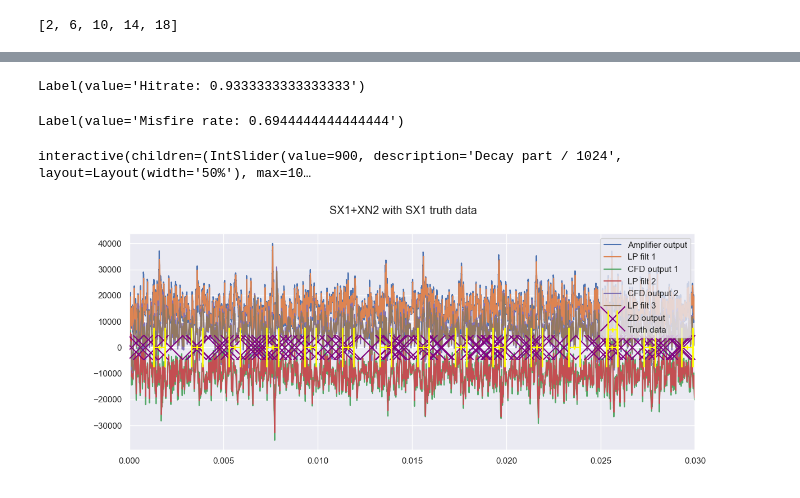
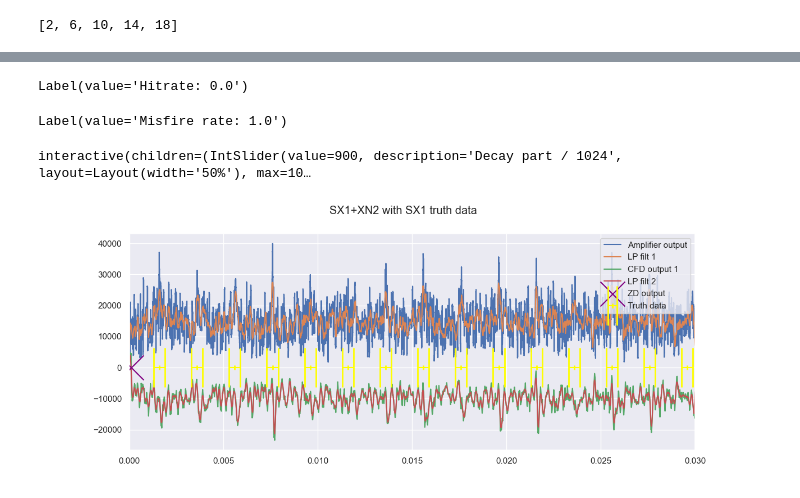
Before and after one commit to roysiu-gh/qtnm-trigger-cfd, a Jupyter notebook: analysis/visualisation.ipynb, the cells around one changed output, grey strips where cells are left out. Saved outputs shown, nothing was run; the diff lists cells and outputs as text; code cells hidden in the pictures.

```diff
--- a/analysis/visualisation.ipynb
+++ b/analysis/visualisation.ipynb
@@ -58,19 +58,19 @@ interactive(children=(IntSlider(value=900, description='Decay part / 1024', layo
 # %%
 image2 = InteractiveTrigger(
         *data["SX1+XN2"],
         truth_data = SX1_truth_data,
         inv_frac = 3,
-        # filter_alg = lp_filter_iir_wrapper(DECAY_FULL_POWER=10, DECAY_PART=1000),
+        filter_alg = sma,
         title = "SX1+XN2 with SX1 truth data",
         tolerance = 300e-6,
         slice_end = 30_000,
     )
 image2.show()
 # %% [output]
-Label(value='Hitrate: 0.9333333333333333')
+Label(value='Hitrate: 0.0')
-Label(value='Misfire rate: 0.6944444444444444')
+Label(value='Misfire rate: 1.0')
 interactive(children=(IntSlider(value=900, description='Decay part / 1024', layout=Layout(width='50%'), max=10…
-[figure, old version]
+[figure, new version]
 # %%
 # image2_2 = InteractiveTrigger(
 #         *data["SX1+XN2"],
```
Also changed, not shown: parts of 4 cells of this notebook, 4 other files.
